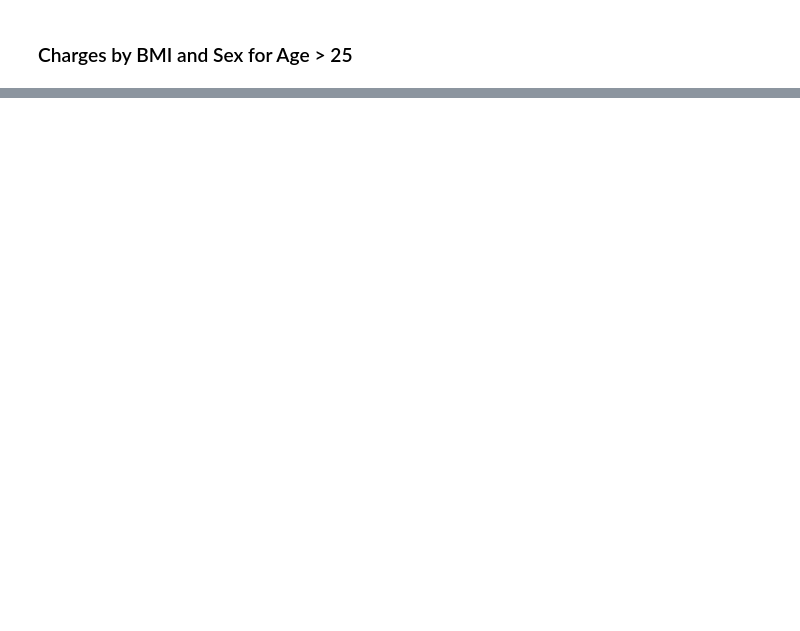
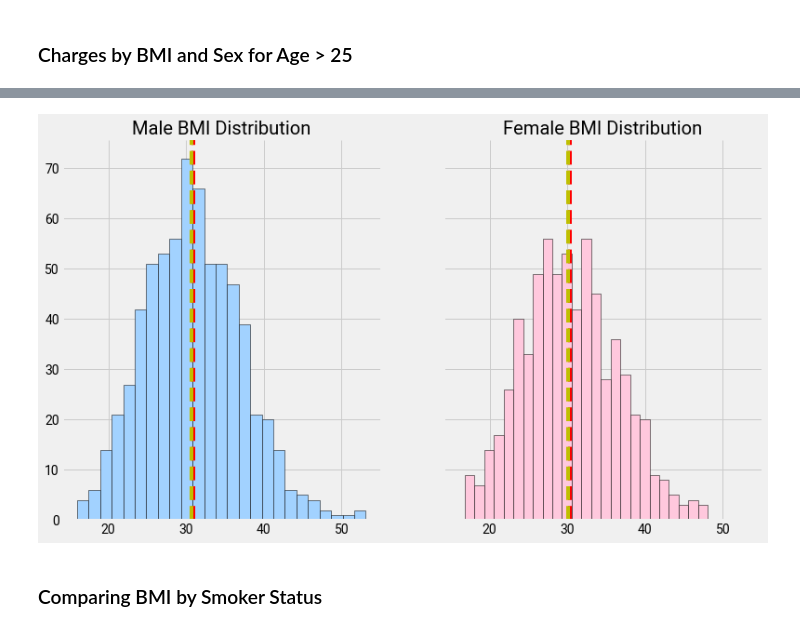
Before and after one commit to dwipaalfarisi/ads-projects, a Jupyter notebook: probability/test-plot.ipynb, the cells around one changed output, grey strips where cells are left out. Cells and saved outputs as stored; diff of their text form; code cells hidden in the pictures; blank space fills up the shorter version.

```diff
--- a/probability/test-plot.ipynb
+++ b/probability/test-plot.ipynb
@@ -329,0 +417,27 @@ with plt.style.context(mpl):
+# %%
+with plt.style.context(mpl):
+    fig, (ax1, ax2) = plt.subplots(1, 2, figsize=(12, 7), sharex=True, sharey=True)
+    ax1.hist(
+        male1['bmi'],
+        edgecolor='black',
+        color=male_cat,
+        bins=25)
+    ax1.axvline(male1['bmi'].mean(), c='r', linestyle='--', label='BMI of Male Mean')
+    ax1.axvline(male1['bmi'].median(), c='y', linestyle='--', label='BMI of Male Median')
+
+    ax2.hist(
+        female1['bmi'],
+        edgecolor='black',
+        color=female_cat,
+        bins=25)
+    ax2.axvline(female1['bmi'].mean(), c='r', linestyle='--', label='BMI of Female Mean')
+    ax2.axvline(female1['bmi'].median(), c='y', linestyle='--', label='BMI of Female Median')
+
+    ax1.set(title='Male BMI Distribution')
+    ax2.set(title='Female BMI Distribution')
+
+    plt.show();
+# %% [output]
+[figure, added]
+# %% [markdown]
+### Comparing BMI by Smoker Status
```
Also changed, not shown: parts of 24 cells of this notebook.
